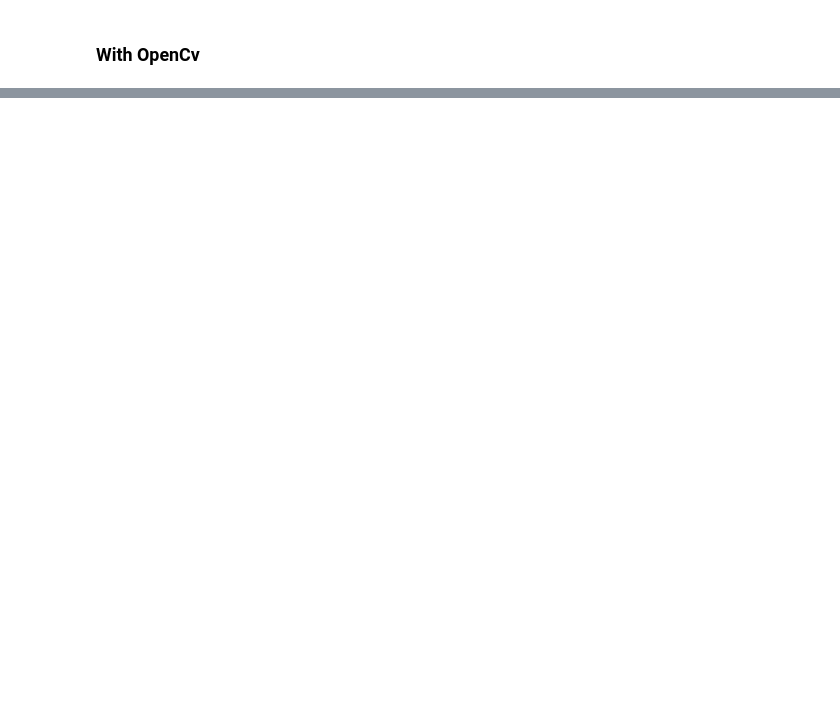
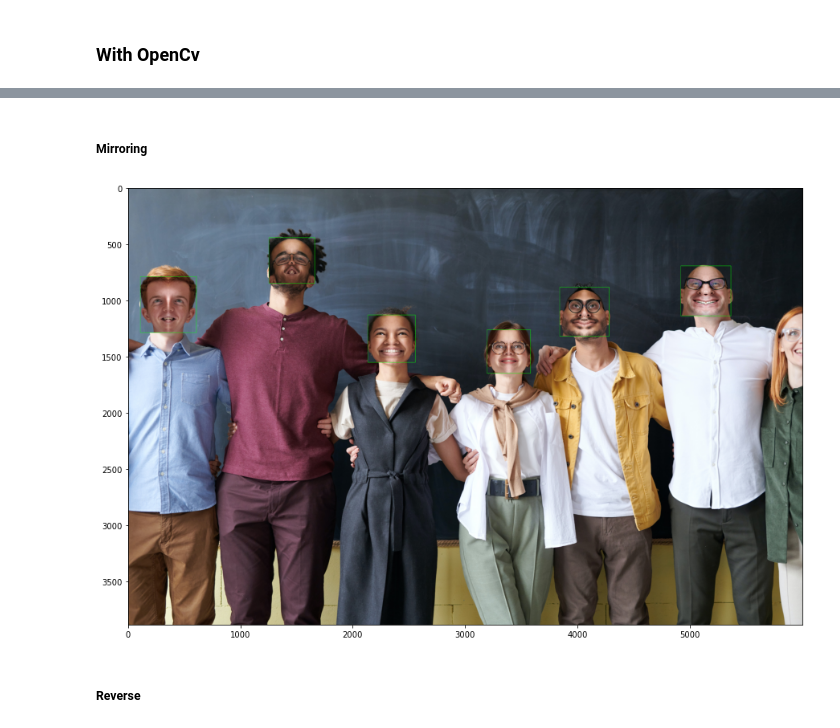
Before and after one commit to MohammadRouintan/Practice-Digital-Image-Processing, a Jupyter notebook: Exercise1/FaceDetectionAndSpatialTransformations.ipynb, the cells around one changed output, grey strips where cells are left out. Cells and saved outputs as stored; diff of their text form; code cells hidden in the pictures; blank space fills up the shorter version.

```diff
--- a/Exercise1/FaceDetectionAndSpatialTransformations.ipynb
+++ b/Exercise1/FaceDetectionAndSpatialTransformations.ipynb
@@ -52,0 +44,41 @@ Write a conclusion and references which you've used in your homework
+# %%
+def face_detection(path):
+    # haar cascade
+    cascade_path = 'haarcascade_frontalface_default.xml'
+    face_cascade = cv2.CascadeClassifier(cv2.data.haarcascades + cascade_path)
+
+    # Read image and convert to grayscale image
+    image = cv2.imread(path)
+    gray_image = cv2.cvtColor(image, cv2.COLOR_BGR2GRAY)
+
+    # Detect faces in the image
+    faces = face_cascade.detectMultiScale(
+        gray_image,
+        scaleFactor=1.2,
+        minNeighbors=5,
+        minSize=(100, 100),
+        flags = cv2.CASCADE_SCALE_IMAGE
+    )
+
+    return faces
+# %% [markdown]
+##### Mirroring
+# %%
+def Mirroring(path, faces):
+    image = cv2.imread(path)
+    for (x, y, w, h) in faces:
+        cv2.rectangle(image, (x, y), (x + w, y + h), (0, 255, 0), 2)
+        for i in range(y, y + h):
+            for j in range(x, x + w // 2):
+                image[i, j], image[i, w + x - (j - x) - 1] = image[i, w + x - (j - x) - 1], image[i, j]
+
+
+    plt.figure(figsize=(20, 10))
+    plt.imshow(cv2.cvtColor(image, cv2.COLOR_BGR2RGB))
+    plt.show()
+# %%
+Mirroring('Images/image1.jpg', face_detection('Images/image1.jpg'))
+# %% [output]
+[figure, added]
+# %% [markdown]
+##### Reverse
```
Also changed, not shown: parts of 10 cells of this notebook, 2 other files.
